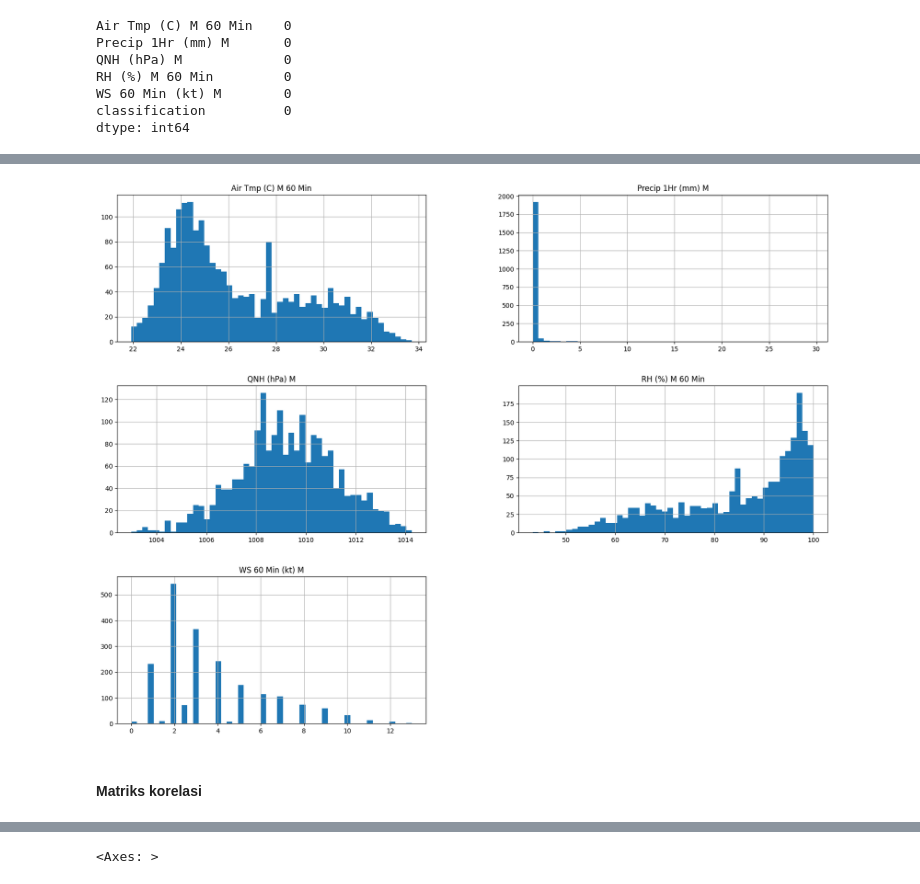
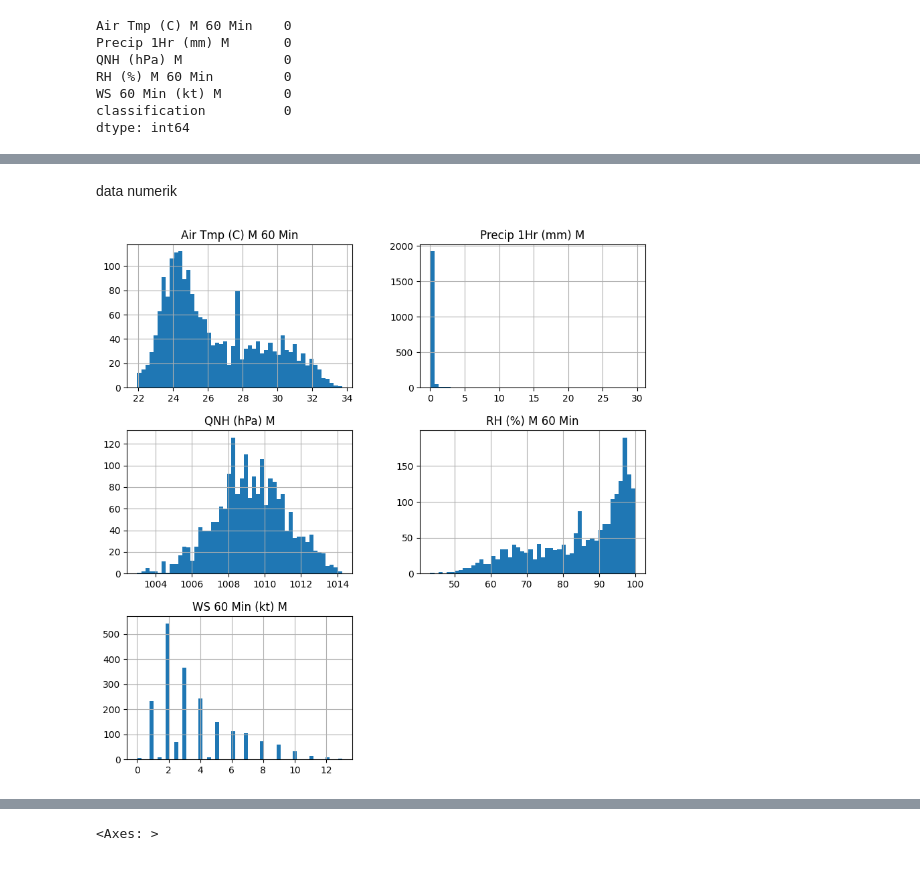
Before and after one commit to el-thobhy/rainfall-prediction, a Jupyter notebook: binary_60-40/test_code_bmkg_binary.ipynb, the cells around one changed output, grey strips where cells are left out. Saved outputs shown, nothing was run; the diff lists cells and outputs as text; code cells hidden in the pictures.

Commit message:
Explanatory data analysis 2

```diff
--- a/binary_60-40/test_code_bmkg_binary.ipynb
+++ b/binary_60-40/test_code_bmkg_binary.ipynb
@@ -199,9 +209,7 @@ dilihat dengan histogram
+# %% [markdown]
+data numerik
 # %%
-import matplotlib.pyplot as plt
-
-data_baru.hist(bins=50, figsize=(20,15))
+data_baru.hist(bins=50, figsize=(10,10))
 plt.show()
 # %% [output]
-[figure, old version]
+[figure, new version]
-# %% [markdown]
-#### Matriks korelasi
```
Also changed, not shown: parts of 15 cells of this notebook, 4 other files.
